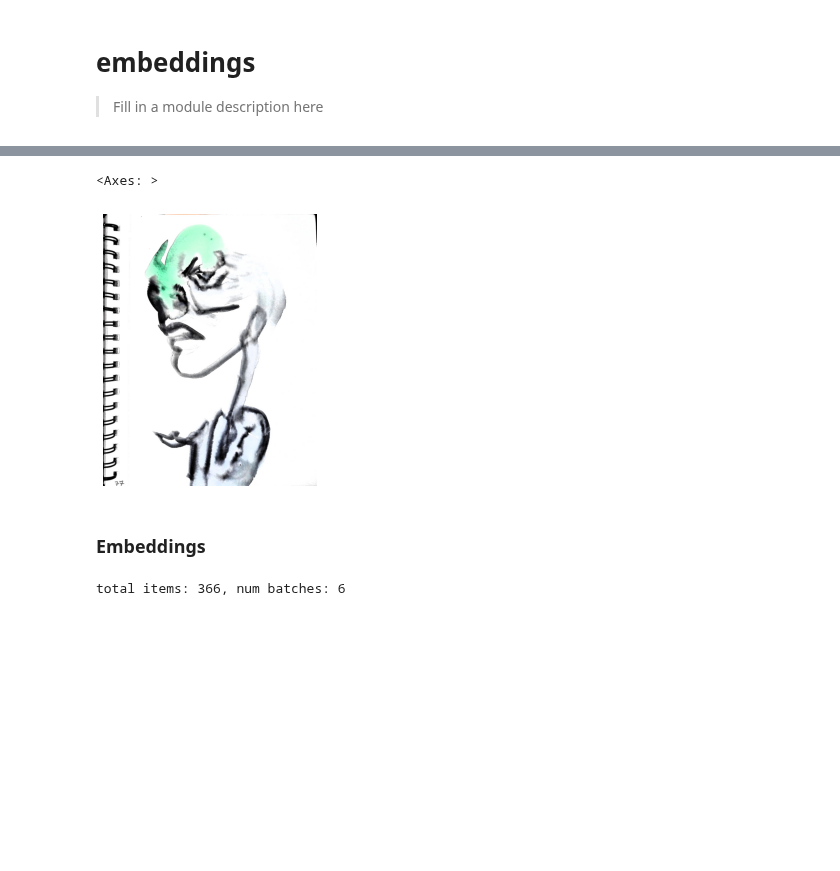
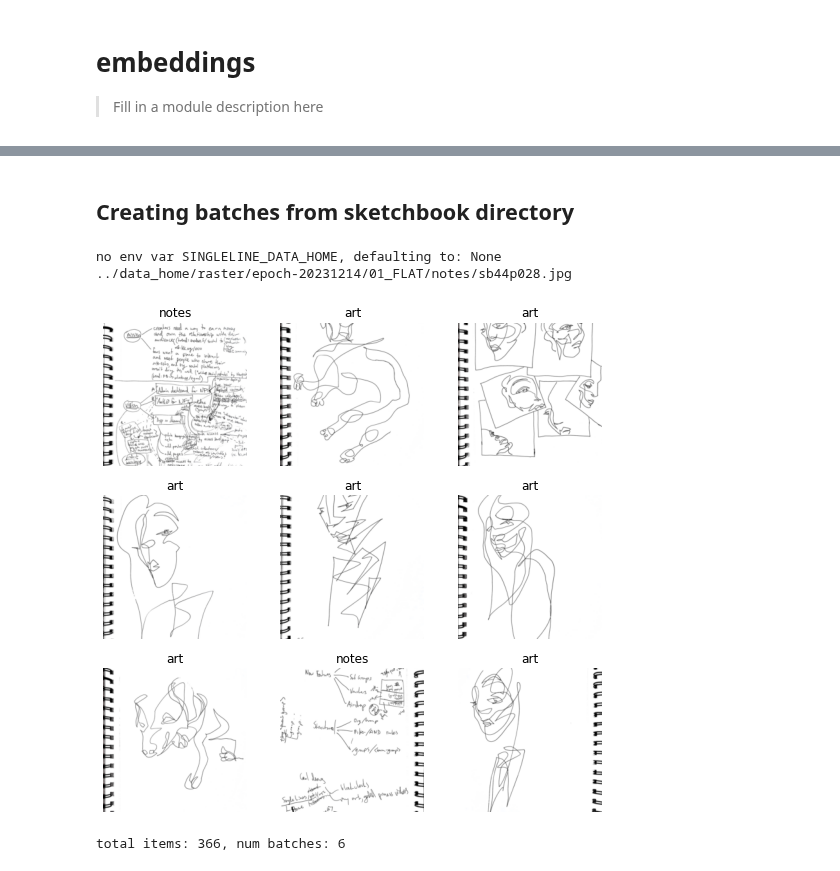
Before and after one commit to andrewlook/singleline_dataset, a Jupyter notebook: nbs/01_embeddings.ipynb, the cells around one changed output, grey strips where cells are left out. Cells and saved outputs as stored; diff of their text form; code cells hidden in the pictures; blank space fills up the shorter version.

Commit message:
wip: refactoring embeddings lib to make it easier to load pretrained model

```diff
--- a/nbs/01_embeddings.ipynb
+++ b/nbs/01_embeddings.ipynb
@@ -117,10 +82,35 @@ learn.predict(sample_item)
-# %%
-show_image(Image.open(sample_item))
-# %% [output]
-<Axes: >
-[figure, removed]
-# %% [markdown]
-### Embeddings
+# %% [markdown]
+## Creating batches from sketchbook directory
+# %%
+#| export
+def sketchbook_dataloaders(sketchbooks_dir, **kwargs):
+    """ Loads image data and label based on parent folder - minimum data needed to train CNN """
+    path = Path(sketchbooks_dir)
+
+    files = get_image_files(path)
+
+    path_func = lambda p: os.path.basename(os.path.dirname(p))
+
+    dataloaders = ImageDataLoaders.from_path_func(
+        path,
+        files,
+        path_func,
+        item_tfms=Resize(224),
+        batch_size=DEFAULT_BATCH_SIZE,
+        **kwargs
+    )
+    return dataloaders
+# %%
+data_home = singleline_data_home(default="../data_home")
+sample_path = data_home / "raster/epoch-20231214/01_FLAT"
+dls = sketchbook_dataloaders(sample_path)
+test_eq(["art", "cover", "notes"], dls.vocab)
+print(dls.items[0])
+dls.train.show_batch(max_n=9, ncols=3)
+# %% [output]
+no env var SINGLELINE_DATA_HOME, defaulting to: None
+../data_home/raster/epoch-20231214/01_FLAT/notes/sb44p028.jpg
+[figure, added]
 # %%
 #| export
 def batch_fnames_and_images(sketchbooks_dir):
```
Also changed, not shown: parts of 26 cells of this notebook, 3 other files.
